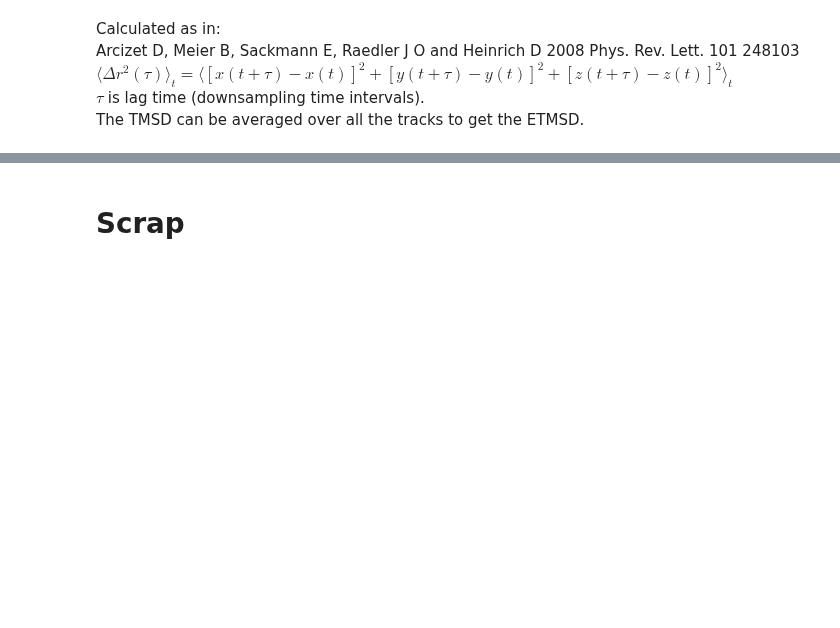
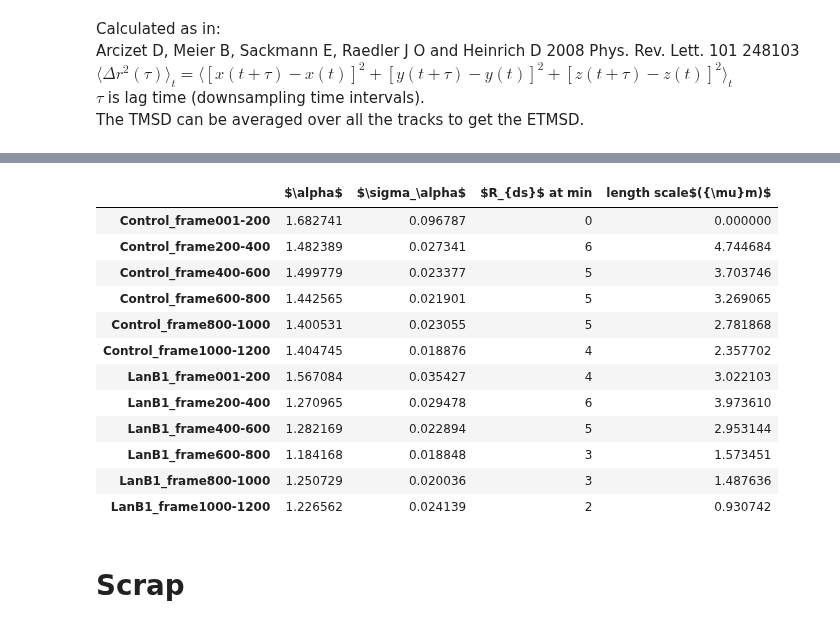
Before and after one commit to paulvautravers/Mphys-Sem-1, a Jupyter notebook: get_mean_squared_displacement.ipynb, the cells around one changed output, grey strips where cells are left out. Drawn from its saved outputs; the diff is of its cells as text; code cells hidden in the pictures; blank space fills up the shorter version.

```diff
--- a/get_mean_squared_displacement.ipynb
+++ b/get_mean_squared_displacement.ipynb
@@ -291,3 +339,40 @@ for j, f in enumerate(filenames[9:12]):
+# %%
+k_values = np.array([])
+anom_exp_values = np.array([])
+anom_exp_errors = np.array([])
+for f in filenames[0:12]:
+    popt, perr = subplot_etmsd_time(f, window, step_sizes, restriction, errorbar=True, absolute_sigma=True)
+    k_values = np.append(k_values, popt[0])
+    anom_exp_values = np.append(anom_exp_values, popt[1])
+    anom_exp_errors = np.append(anom_exp_errors, perr[1])
+# %%
+ds_at_min = np.array([0, 6, 5, 5, 5, 4, 4, 6, 5, 3, 3, 2])  #just reading off values from <cos(theta)> vs R_ds plots, first
+                                                            #control file did not show a minimum so just put 0 for now
+tau_at_min = ds_at_min*17.6
+etmsd_at_min = power_law(tau_at_min, k_values, anom_exp_values)
+length_scales = np.sqrt(etmsd_at_min)
+# %%
+import pandas as pd
+d = {r'$\alpha$': anom_exp_values, r'$\sigma_\alpha$': anom_exp_errors, r'$R_{ds}$ at min': ds_at_min,
+     r'length scale$({\mu}m)$': length_scales}
+df = pd.DataFrame(data=d)
+df.index = filenames[0:12]
+# %%
+df
+# %% [output]
+|  | $\alpha$ | $\sigma_\alpha$ | $R_{ds}$ at min | length scale$({\mu}m)$ |
+| Control_frame001-200 | 1.682741 | 0.096787 | 0 | 0.000000 |
+| Control_frame200-400 | 1.482389 | 0.027341 | 6 | 4.744684 |
+| Control_frame400-600 | 1.499779 | 0.023377 | 5 | 3.703746 |
+| Control_frame600-800 | 1.442565 | 0.021901 | 5 | 3.269065 |
+| Control_frame800-1000 | 1.400531 | 0.023055 | 5 | 2.781868 |
+| Control_frame1000-1200 | 1.404745 | 0.018876 | 4 | 2.357702 |
+| LanB1_frame001-200 | 1.567084 | 0.035427 | 4 | 3.022103 |
+| LanB1_frame200-400 | 1.270965 | 0.029478 | 6 | 3.973610 |
+| LanB1_frame400-600 | 1.282169 | 0.022894 | 5 | 2.953144 |
+| LanB1_frame600-800 | 1.184168 | 0.018848 | 3 | 1.573451 |
+| LanB1_frame800-1000 | 1.250729 | 0.020036 | 3 | 1.487636 |
+| LanB1_frame1000-1200 | 1.226562 | 0.024139 | 2 | 0.930742 |
 # %% [markdown]
 # Scrap
 # %% [markdown]
```
Also changed, not shown: parts of 6 cells of this notebook.
